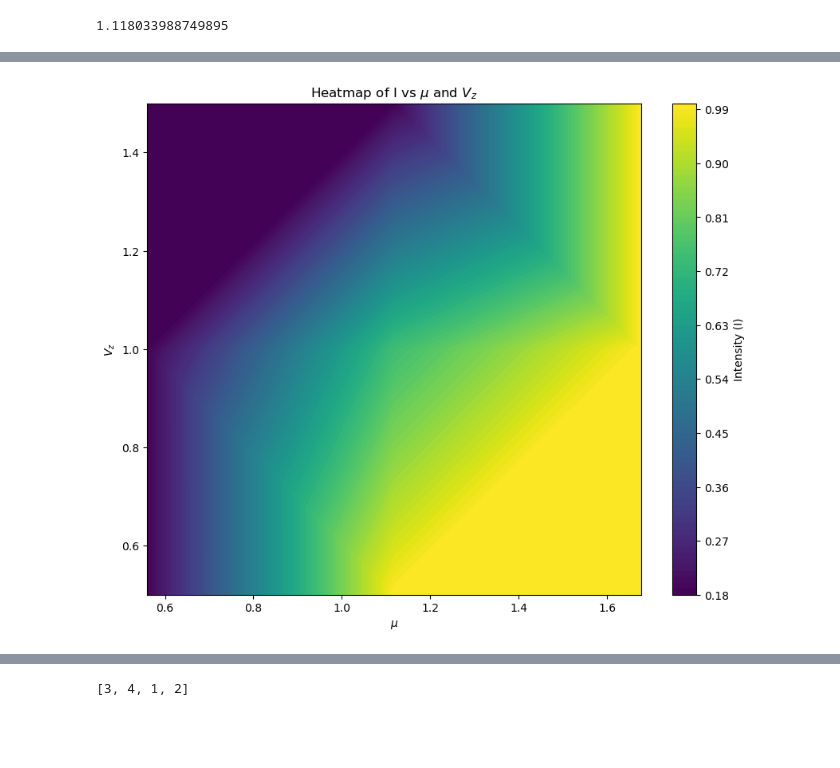
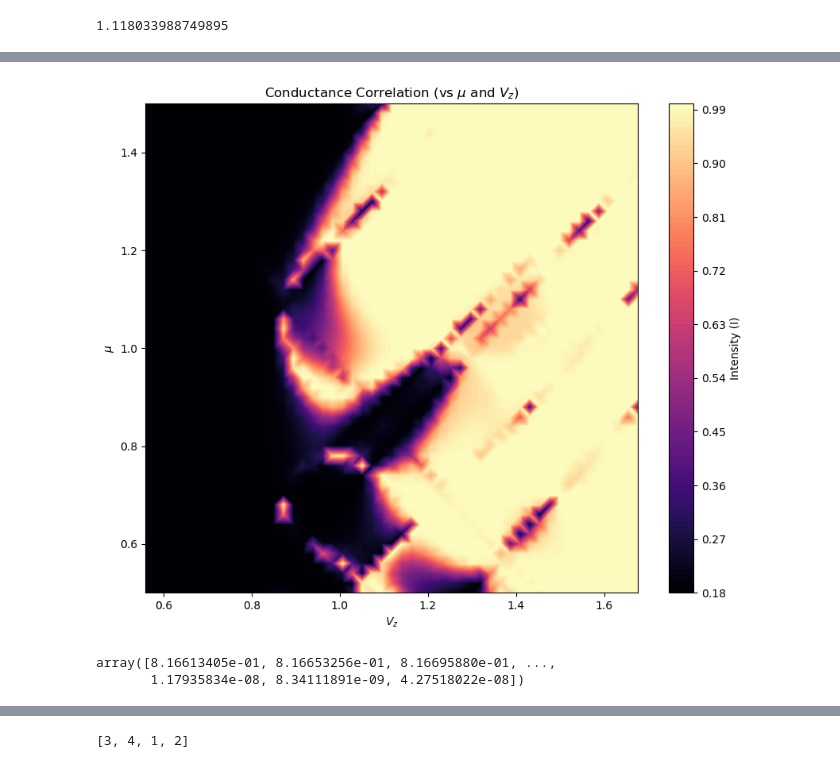
Before and after one commit to polianahp/Nonlocality-of-local-Andreev-conductances-as-a-probe-for-topological-Majorana-wires, a Jupyter notebook: plotting.ipynb, the cells around one changed output, grey strips where cells are left out. Saved outputs shown, nothing was run; the diff lists cells and outputs as text; code cells hidden in the pictures; blank space fills up the shorter version.

```diff
--- a/plotting.ipynb
+++ b/plotting.ipynb
@@ -27,7 +27,7 @@ V_c
 
 save_plots = True
 
-dirname = "corr_clean_dis_test"
+dirname = "download_corstrongdis"
 save_dir = Path(PathConfigs.DATA/dirname/"Plots")
 
 os.makedirs(save_dir, exist_ok=True)
@@ -109,29 +93,37 @@ array([[0. , 0.5, 0.5],
 # %%
 import numpy as np
 import matplotlib.pyplot as plt
 
 mu  =  params_list[:, 1]  # x-axis
 V_z =  params_list[:, 2]*V_c  # y-axis
-I   =  rG_corr  #filter_pdi(pdi_arr[:, 2])  # z-axis (color)
+zplot   =  rG_corr  #filter_pdi(pdi_arr[:, 2])  # z-axis (color)
 
 
 # 3. Create the heatmap
 plt.figure(figsize=(10, 8))
 
 # tricontourf creates a smooth filled contour plot
 # levels=100 makes it look like a continuous heatmap
-contour = plt.tricontourf(V_z, mu, I, levels=100, cmap='viridis')
+contour = plt.tricontourf(V_z, mu, zplot, levels=100, cmap='magma')
 
 # Add a colorbar to show what I values the colors represent
 cbar = plt.colorbar(contour)
 cbar.set_label('Intensity (I)')
 
 # 4. Label axes
-plt.xlabel(r'$\mu$')
-plt.ylabel(r'$V_z$')
-plt.title('Heatmap of I vs $\mu$ and $V_z$')
+plt.ylabel(r'$\mu$')
+plt.xlabel(r'$V_z$')
+plt.title('Conductance Correlation (vs $\mu$ and $V_z$)')
 
 plt.show()
 # %% [output]
-[figure, old version]
+[figure, new version]
+# %%
+diff = I.max() - rG_corr/rG_corr.max()
+
+
+diff
+# %% [output]
+array([8.16613405e-01, 8.16653256e-01, 8.16695880e-01, ...,
+       1.17935834e-08, 8.34111891e-09, 4.27518022e-08])
 # %%
```
Also changed, not shown: parts of 12 cells of this notebook, 2 other files.
